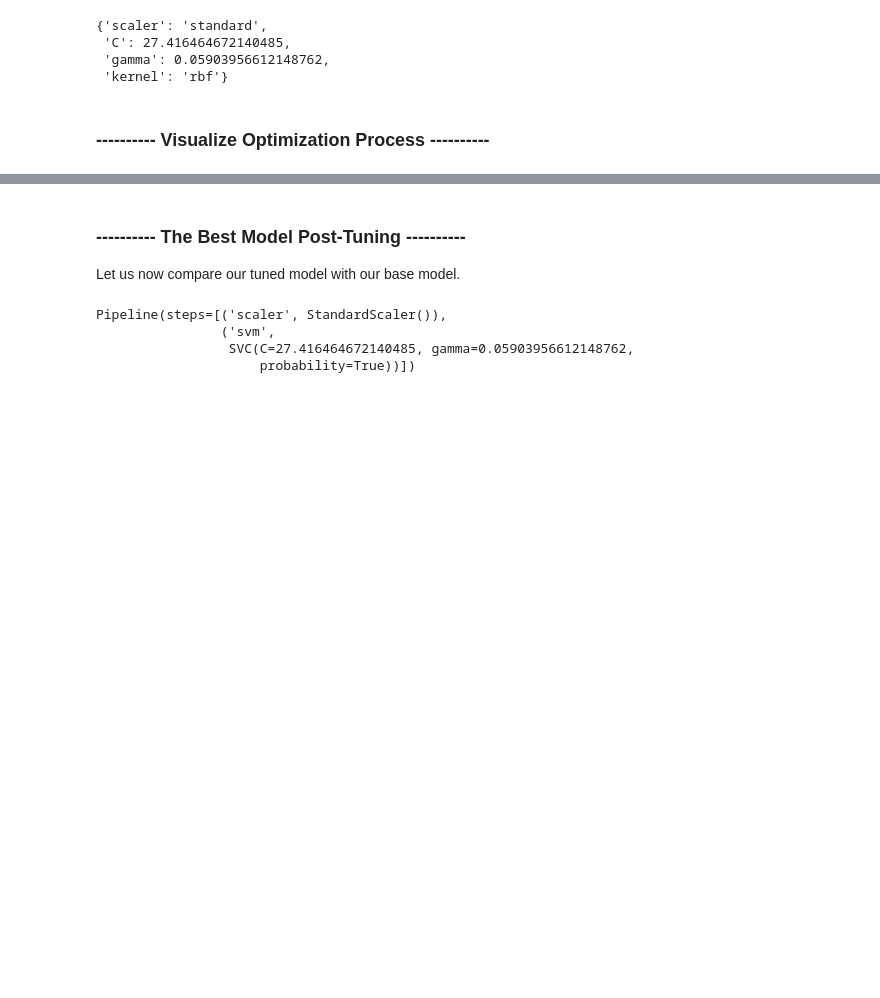
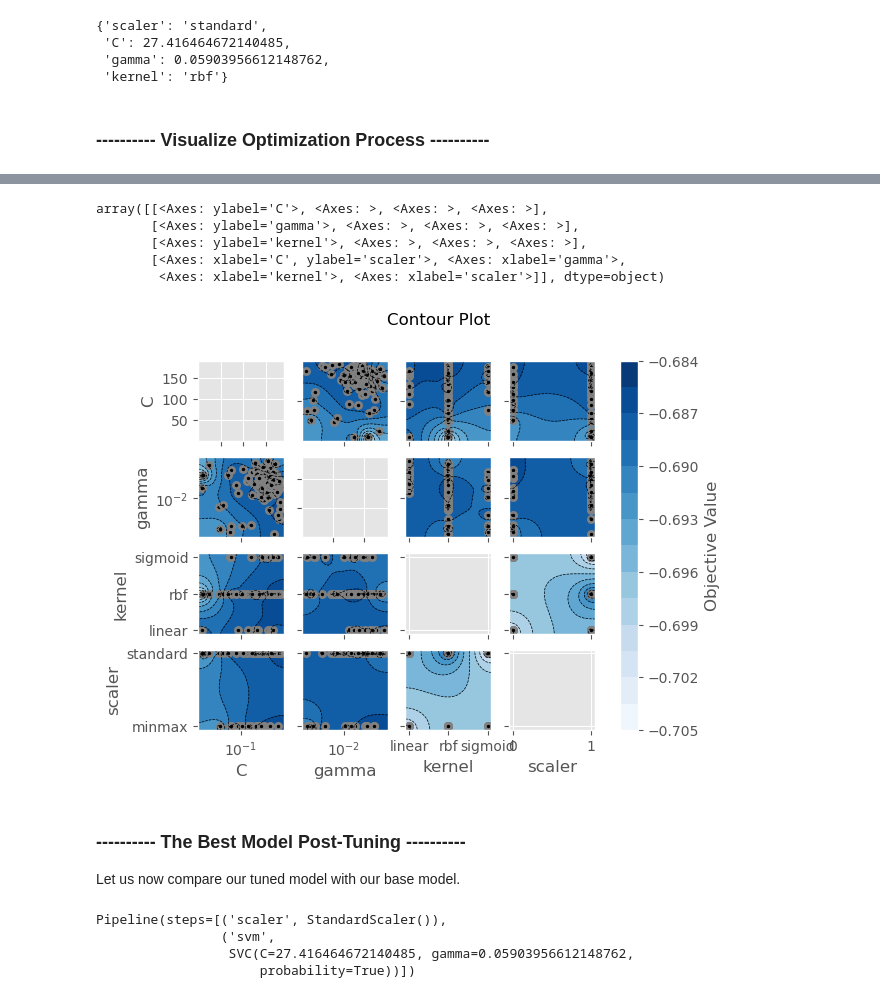
Before and after one commit to heidi123123/cqf, a Jupyter notebook: Exams/3/Exam 3.ipynb, the cells around one changed output, grey strips where cells are left out. Cells and saved outputs as stored; diff of their text form; code cells hidden in the pictures; blank space fills up the shorter version.

```diff
--- a/Exams/3/Exam 3.ipynb
+++ b/Exams/3/Exam 3.ipynb
@@ -656,3 +661,3 @@ optuna.visualization.plot_slice(study)
 # %%
-optuna.visualization.plot_contour(study)
+optuna.visualization.matplotlib.plot_contour(study)
 # %% [output]
@@ -660,3 +665,9 @@ optuna.visualization.plot_contour(study)
+array([[<Axes: ylabel='C'>, <Axes: >, <Axes: >, <Axes: >],
+       [<Axes: ylabel='gamma'>, <Axes: >, <Axes: >, <Axes: >],
+       [<Axes: ylabel='kernel'>, <Axes: >, <Axes: >, <Axes: >],
+       [<Axes: xlabel='C', ylabel='scaler'>, <Axes: xlabel='gamma'>,
+        <Axes: xlabel='kernel'>, <Axes: xlabel='scaler'>]], dtype=object)
+[figure, added]
 # %% [markdown]
 ### ---------- The Best Model Post-Tuning ----------
 
```
Also changed, not shown: parts of 4 cells of this notebook, 1 other file.
